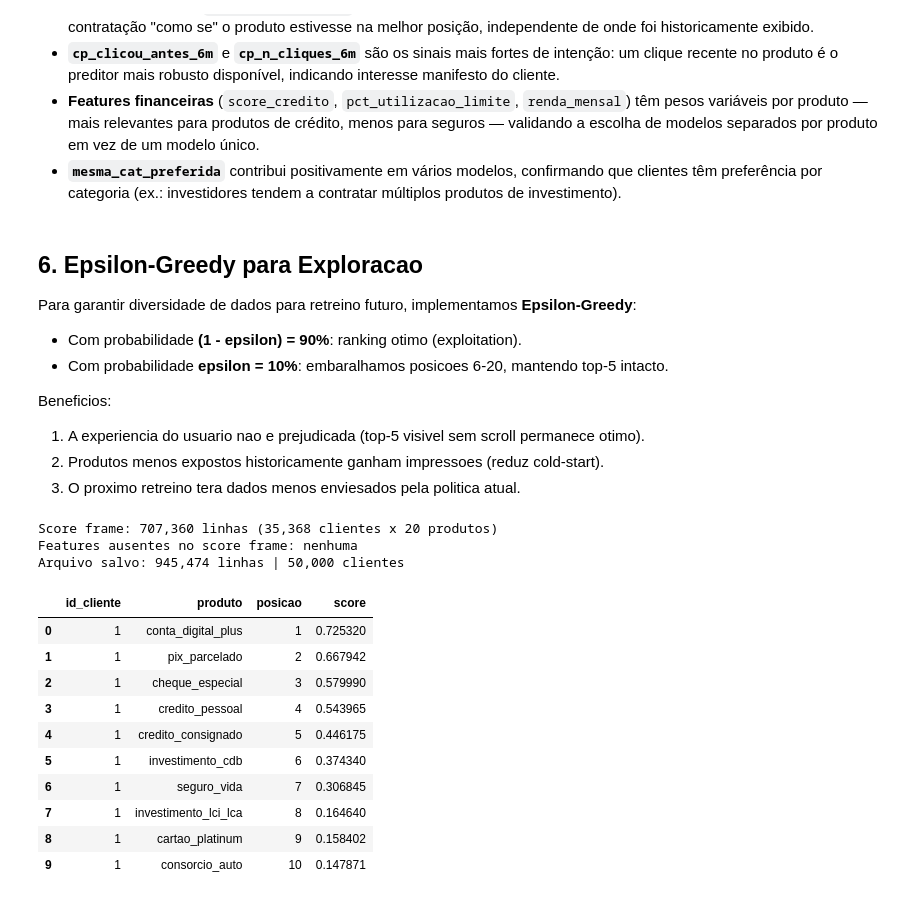
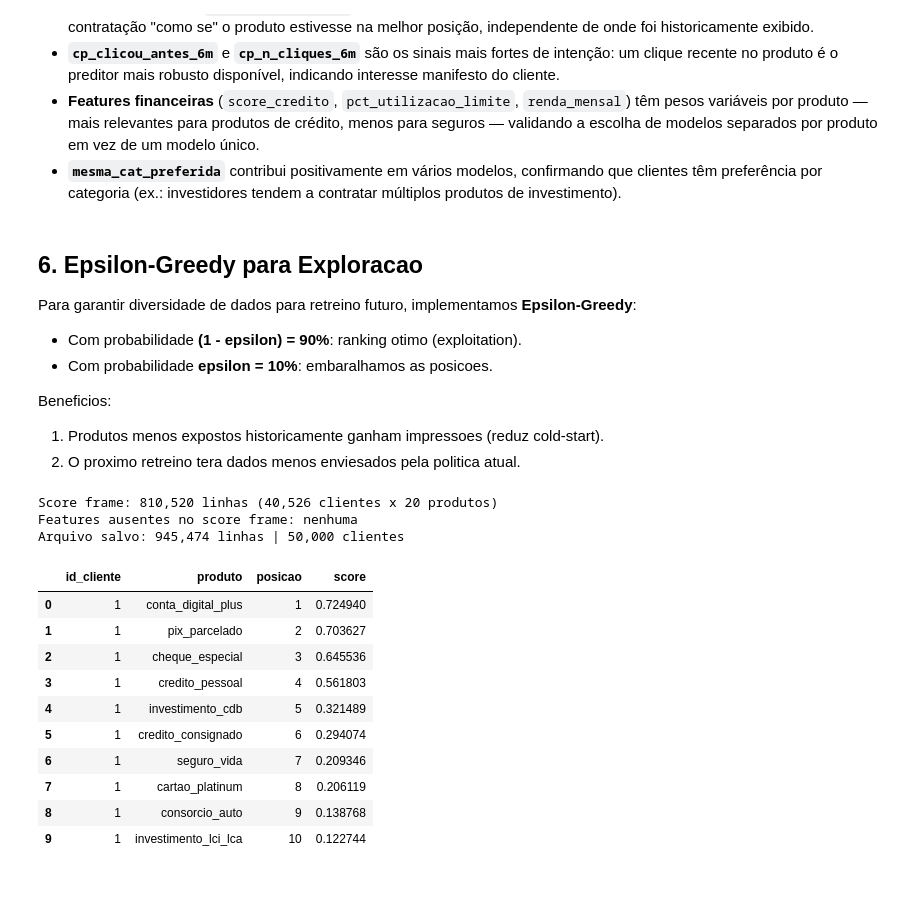
Before and after one commit to Cirokun/case-sistema-recomendacao-II, a Jupyter notebook: notebook_recomendacao_per_product.ipynb, the cells around one changed output. Saved outputs shown, nothing was run; the diff lists cells and outputs as text; code cells hidden in the pictures.

```diff
--- a/notebook_recomendacao_per_product.ipynb
+++ b/notebook_recomendacao_per_product.ipynb
@@ -403,7 +405,7 @@ Utilizamos as últimas **3 safras** (out/nov/dez 2025) como conjunto de teste (~
 
 > **Nota sobre `LAG=202406`:** O treino inicia a partir de Jul/2024 (não Jan/2024) para garantir que cada registro de treino tenha ao menos **6 meses de histórico** disponíveis para as features `cp_hist_temporal`. Registros de Jan–Jun/2024 não têm janela completa e foram excluídos do treino para manter consistência com a inferência.
 # %%
-CUTOFF = 202509
+CUTOFF = 202508
 LAG = 202406 #lag for historical features looking the past 6 months
 
 train_inter = interacoes[(interacoes.safra <= CUTOFF)&(interacoes.safra > LAG)].copy()
@@ -624,7 +646,7 @@ for prod in prod_classes:
         clf = LogisticRegression(
             C=0.1,               # L2 forte — evita overfitting em classes raras (<0.2% positivos)
             solver='saga',       # suporta L1/L2 e escala bem para datasets acima de 10k linhas
-            max_iter=200,
+            max_iter=500,
             random_state=42,
             n_jobs=-1,
             class_weight='balanced',  # repondera amostras pelo inverso da frequência da classe
@@ -749,12 +789,11 @@ Coeficiente de posicao_exibicao por produto:
 Para garantir diversidade de dados para retreino futuro, implementamos **Epsilon-Greedy**:
 
 - Com probabilidade **(1 - epsilon) = 90%**: ranking otimo (exploitation).
-- Com probabilidade **epsilon = 10%**: embaralhamos posicoes 6-20, mantendo top-5 intacto.
+- Com probabilidade **epsilon = 10%**: embaralhamos as posicoes.
 
 Beneficios:
-1. A experiencia do usuario nao e prejudicada (top-5 visivel sem scroll permanece otimo).
-2. Produtos menos expostos historicamente ganham impressoes (reduz cold-start).
-3. O proximo retreino tera dados menos enviesados pela politica atual.
+1. Produtos menos expostos historicamente ganham impressoes (reduz cold-start).
+2. O proximo retreino tera dados menos enviesados pela politica atual.
 # %%
 def gerar_recomendacoes(clientes_df, contratos_df, models, scalers,
                         prod_classes, score_features_df,
@@ -781,25 +820,12 @@ def gerar_recomendacoes(clientes_df, contratos_df, models, scalers,
     """
     rng = np.random.default_rng(seed)
 
-    # ── Pre-computar scores produto a produto (cada modelo avalia so seus clientes)
-    # score_map: (id_cliente, produto) -> probabilidade de contratacao
-    score_map = {}
-    for prod in prod_classes:
-        if prod not in models:
-            continue  # produto sem modelo — score padrao 0.0
-
-        clf = models[prod]
-        sc  = scalers[prod]
-
-        sub = score_features_df[score_features_df['produto'] == prod]
-        if sub.empty:
-            continue
-
-        X_prod = sc.transform(sub[FEATURES].fillna(0).values)
-        probs  = clf.predict_proba(X_prod)[:, 1]
-
-        for cid, prob in zip(sub['id_cliente'], probs):
-            score_map[(cid, prod)] = float(prob)
+    # ── Pre-computar scores: um modelo por produto
+    all_scores = score_all_products(score_features_df, models, scalers)
+    score_map  = dict(zip(
+        zip(score_features_df['id_cliente'], score_features_df['produto']),
+        all_scores.astype(float),
+    ))
 
     # ── Produtos ativos por cliente (excluir do ranking)
     ativos_por_cli = (
@@ -823,10 +849,7 @@ def gerar_recomendacoes(clientes_df, contratos_df, models, scalers,
 
         # Epsilon-greedy: embaralha posicoes 6+ para exploracao
         if rng.random() < epsilon:
-            top5 = ranking[:5]
-            rest = list(ranking[5:])
-            rng.shuffle(rest)
-            ranking = top5 + rest
+            rng.shuffle(ranking)
 
         for pos, (prod, score) in enumerate(ranking, 1):
             all_recs.append((cid, prod, pos, round(score, 6)))
@@ -871,11 +894,7 @@ cross = cross.merge(cp_latest[['id_cliente','produto',
                                 'cp_clicou_antes_6m','cp_pos_media_6m',
                                 'cp_n_contratos_6m']],
                     on=['id_cliente','produto'], how='left')
-cross['cp_n_exibicoes_6m']  = cross['cp_n_exibicoes_6m'].fillna(0)
-cross['cp_n_cliques_6m']    = cross['cp_n_cliques_6m'].fillna(0)
-cross['cp_clicou_antes_6m'] = cross['cp_clicou_antes_6m'].fillna(0)
-cross['cp_pos_media_6m']    = cross['cp_pos_media_6m'].fillna(10)
-cross['cp_n_contratos_6m']  = cross['cp_n_contratos_6m'].fillna(0)
+cross = fill_cp_features(cross)
 
 # Merge categoria_preferida
 cat_latest = cat_preferida_temporal[cat_preferida_temporal['safra'] == latest_safra]
@@ -888,44 +907,43 @@ cross = cross.merge(produtos[['produto','categoria','receita_media','margem']],
 cross['mesma_cat_preferida'] = (
     cross['categoria'] == cross['categoria_preferida']
 ).fillna(False).astype(int)
 
 # Canal encoding (use client preferred canal)
 cross['canal_enc'] = cross.get('canal_enc', cross['canal_preferencial_enc'] if 'canal_preferencial_enc' in cross.columns else 0)
 
 # Causal debiasing: fix posicao_exibicao = 1 for all rows
 cross['posicao_exibicao'] = 1
 
 print(f'Score frame: {cross.shape[0]:,} linhas ({len(all_client_ids):,} clientes x {len(prod_classes)} produtos)')
 missing_feats = [f for f in FEATURES if f not in cross.columns]
 print(f'Features ausentes no score frame: {missing_feats or "nenhuma"}')
 
-# Generate recommendations using per-product models
 recs_df = gerar_recomendacoes(
     clientes_df       = clientes,
     contratos_df      = contratos,
     models            = models,
     scalers           = scalers,
     prod_classes      = prod_classes,
-    score_features_df = cross,
-    epsilon           = 0, #0.10,
+    score_features_df = cross,   # posicao_exibicao=1 ja configurado
+    epsilon           = 0.10,    # 10% das sessoes embaralham posicoes 6-20
     seed              = 42,
 )
 
 recs_df.to_csv('recomendacoes.csv', index=False)
 print(f'Arquivo salvo: {len(recs_df):,} linhas | {recs_df.id_cliente.nunique():,} clientes')
 recs_df.head(10)
 # %% [output]
-Score frame: 707,360 linhas (35,368 clientes x 20 produtos)
+Score frame: 810,520 linhas (40,526 clientes x 20 produtos)
 Features ausentes no score frame: nenhuma
 Arquivo salvo: 945,474 linhas | 50,000 clientes
 |  | id_cliente | produto | posicao | score |
-| 0 | 1 | conta_digital_plus | 1 | 0.725320 |
-| 1 | 1 | pix_parcelado | 2 | 0.667942 |
-| 2 | 1 | cheque_especial | 3 | 0.579990 |
-| 3 | 1 | credito_pessoal | 4 | 0.543965 |
-| 4 | 1 | credito_consignado | 5 | 0.446175 |
-| 5 | 1 | investimento_cdb | 6 | 0.374340 |
-| 6 | 1 | seguro_vida | 7 | 0.306845 |
-| 7 | 1 | investimento_lci_lca | 8 | 0.164640 |
-| 8 | 1 | cartao_platinum | 9 | 0.158402 |
-| 9 | 1 | consorcio_auto | 10 | 0.147871 |
+| 0 | 1 | conta_digital_plus | 1 | 0.724940 |
+| 1 | 1 | pix_parcelado | 2 | 0.703627 |
+| 2 | 1 | cheque_especial | 3 | 0.645536 |
+| 3 | 1 | credito_pessoal | 4 | 0.561803 |
+| 4 | 1 | investimento_cdb | 5 | 0.321489 |
+| 5 | 1 | credito_consignado | 6 | 0.294074 |
+| 6 | 1 | seguro_vida | 7 | 0.209346 |
+| 7 | 1 | cartao_platinum | 8 | 0.206119 |
+| 8 | 1 | consorcio_auto | 9 | 0.138768 |
+| 9 | 1 | investimento_lci_lca | 10 | 0.122744 |
```
Also changed, not shown: parts of 21 cells of this notebook, 1 other file.
